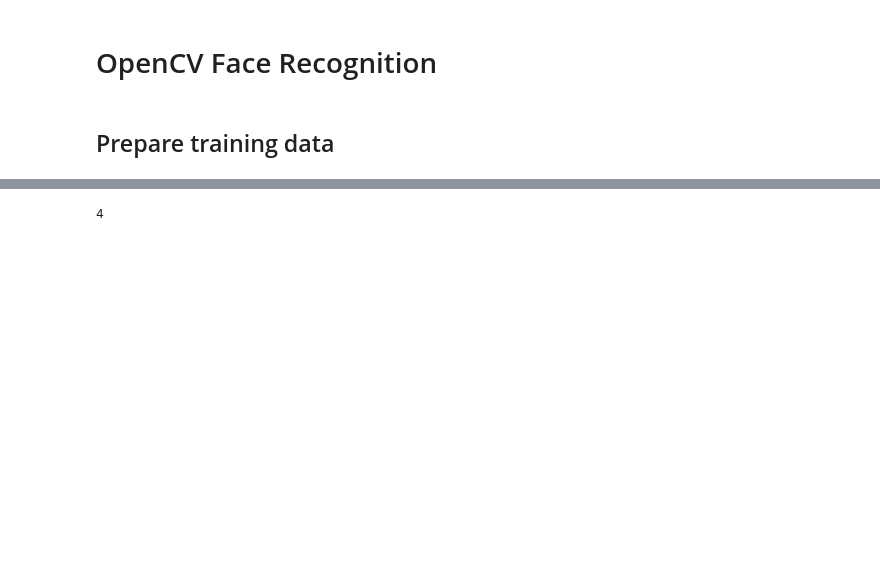
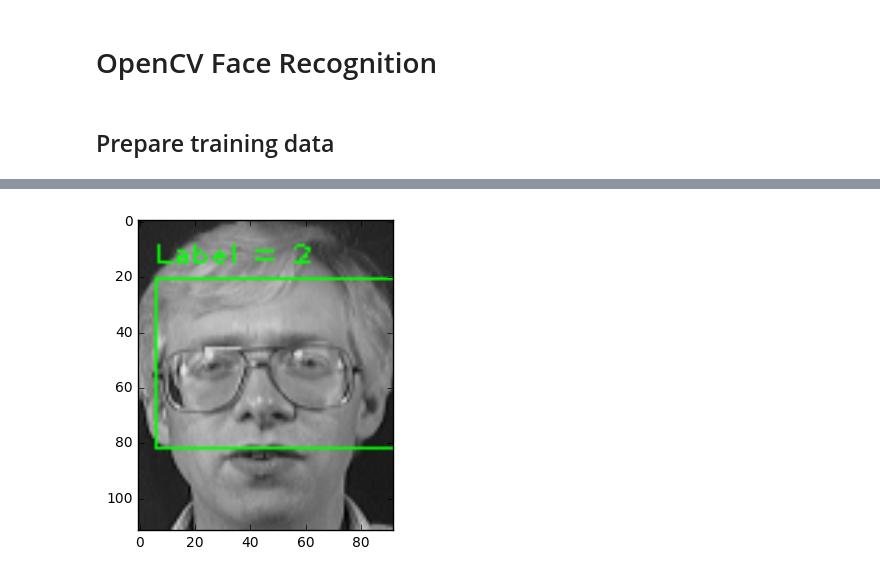
Before and after one commit to informramiz/opencv-face-recognition-python, a Jupyter notebook: OpenCV-Face-Recognition-Python.ipynb, the cells around one changed output, grey strips where cells are left out. Drawn from its saved outputs; the diff is of its cells as text; code cells hidden in the pictures; blank space fills up the shorter version.

Commit message:
feat: Add face prediction feature

```diff
--- a/OpenCV-Face-Recognition-Python.ipynb
+++ b/OpenCV-Face-Recognition-Python.ipynb
@@ -81,18 +81,16 @@ def prepare_training_data(data_folder_path):
             #build image path
             #sample image path = training-data/s1/1.pgm
             image_path = subject_dir_path + "/" + image_name
-            print("adding image path: ", image_path)
 
             #read image
             image = cv2.imread(image_path)
 
-            #detect face
-            face = detect_face(image)
-            if face is not None:
-                print("Face detected: ", face.shape)
-
+            #display an image window to show the image
             cv2.imshow("Adding training image...", image)
             cv2.waitKey(100)
+
+            #detect face
+            face, rect = detect_face(image)
 
             #for the purpose of this tutorial
             #we will ignore faces that are not detected
@@ -147,12 +123,30 @@ face_recognizer = cv2.face.createLBPHFaceRecognizer()
 # %%
 #train our face recognizer of our training faces
 face_recognizer.train(faces, np.array(labels))
-# %%
-img = cv2.imread("training-data/s4/4.pgm")
-face = detect_face(img)
-
-label= face_recognizer.predict(face)
-print(label)
-#print("Predicted: label, confidence", label, confidence)
-# %% [output]
-4
+# %%
+def draw_rectangle(img, rect):
+    (x, y, w, h) = rect
+    cv2.rectangle(img, (x, y), (y+h, x+w), (0, 255, 0), 1)
+
+def draw_text(img, text, x, y):
+    cv2.putText(img, text, (x, y), cv2.FONT_HERSHEY_PLAIN, 0.7, (0, 255, 0), 1)
+# %%
+img = cv2.imread("training-data/s2/10.pgm")
+face, rect = detect_face(img)
+
+# face_recognizer.setThreshold(10)
+label= face_recognizer.predict(face)
+label_text = "Label = " + str(label)
+
+draw_rectangle(img, rect)
+
+draw_text(img, label_text, rect[0], rect[1]-5)
+
+plt.imshow(img)
+cv2.imshow("Predicted face", img)
+cv2.waitKey(0)
+cv2.destroyAllWindows()
+cv2.waitKey(1)
+cv2.destroyAllWindows()
+# %% [output]
+[figure, added]
```
Also changed, not shown: parts of 2 cells of this notebook.
